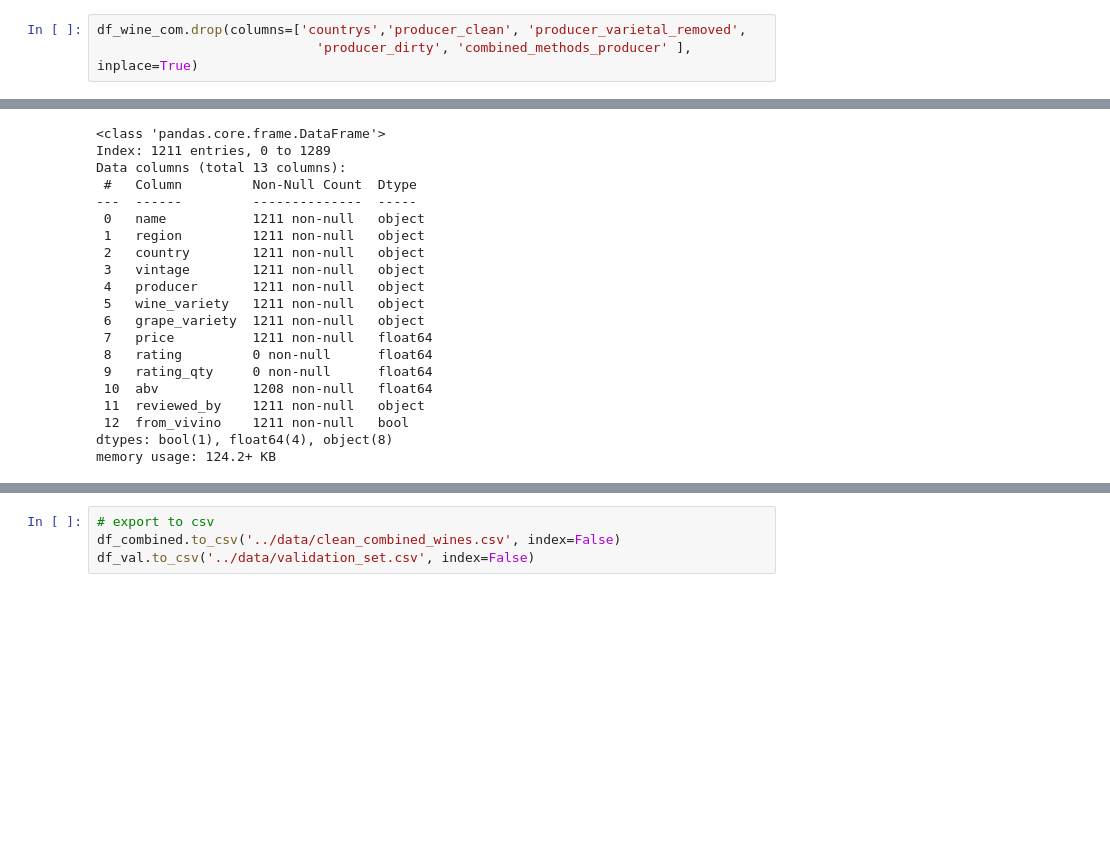
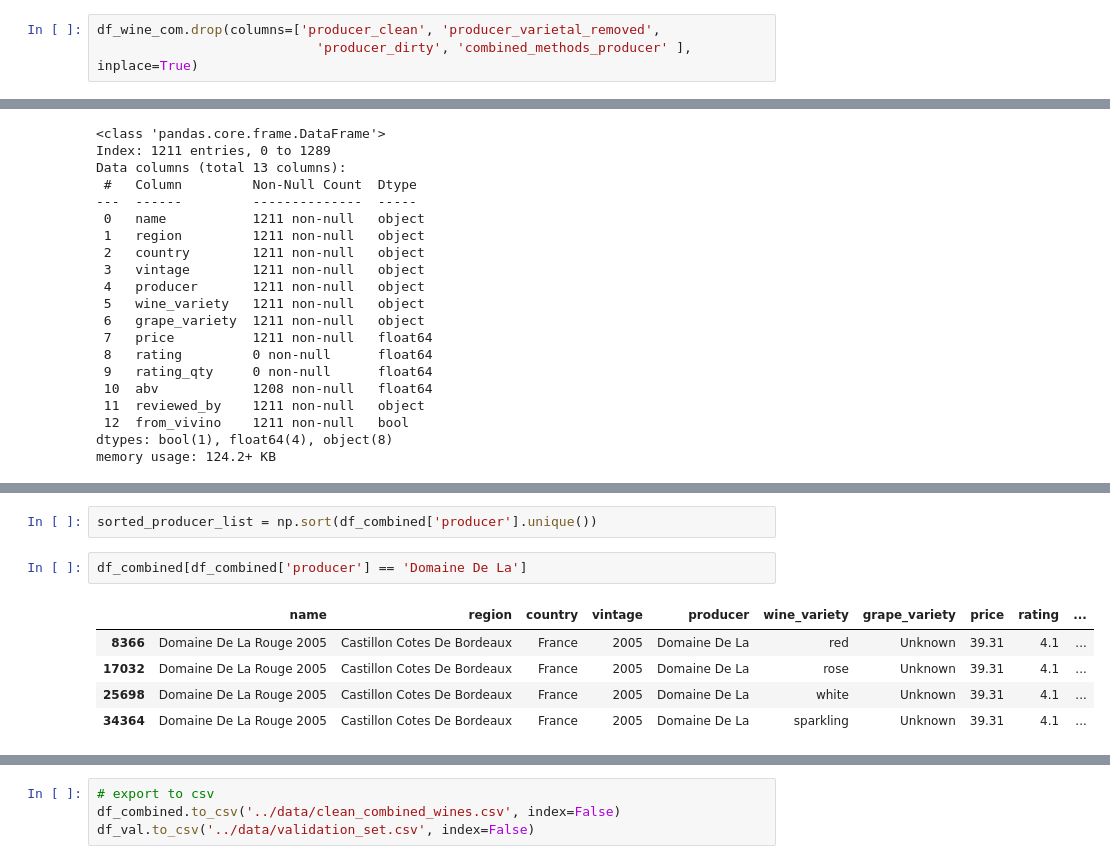
Before and after one commit to acdaniel864/capstone, a Jupyter notebook: code/01_data_cleaning.ipynb, the cells around one changed output, grey strips where cells are left out. Saved outputs shown, nothing was run; the diff lists cells and outputs as text; blank space fills up the shorter version.

```diff
--- a/code/01_data_cleaning.ipynb
+++ b/code/01_data_cleaning.ipynb
@@ -923,7 +917,7 @@ Index(['name', 'price', 'rating', 'rating_qty', 'countrys', 'abv',
        'from_vivino'],
       dtype='object')
 # %%
-df_wine_com.drop(columns=['countrys','producer_clean', 'producer_varietal_removed',
+df_wine_com.drop(columns=['producer_clean', 'producer_varietal_removed',
                             'producer_dirty', 'combined_methods_producer' ], inplace=True)
 # %% [markdown]
 # Cleaning Vivino 1 Dataset
@@ -1654,3 +1654,13 @@ Zonin
 Zonnebloem
 Zuazo Gaston
 Zyme
+# %%
+sorted_producer_list = np.sort(df_combined['producer'].unique())
+# %%
+df_combined[df_combined['producer'] == 'Domaine De La']
+# %% [output]
+|  | name | region | country | vintage | producer | wine_variety | grape_variety | price | rating | ... |
+| 8366 | Domaine De La Rouge 2005 | Castillon Cotes De Bordeaux | France | 2005 | Domaine De La | red | Unknown | 39.31 | 4.1 | ... |
+| 17032 | Domaine De La Rouge 2005 | Castillon Cotes De Bordeaux | France | 2005 | Domaine De La | rose | Unknown | 39.31 | 4.1 | ... |
+| 25698 | Domaine De La Rouge 2005 | Castillon Cotes De Bordeaux | France | 2005 | Domaine De La | white | Unknown | 39.31 | 4.1 | ... |
+| 34364 | Domaine De La Rouge 2005 | Castillon Cotes De Bordeaux | France | 2005 | Domaine De La | sparkling | Unknown | 39.31 | 4.1 | ... |
```
Also changed, not shown: parts of 21 cells of this notebook, 12 other files.
